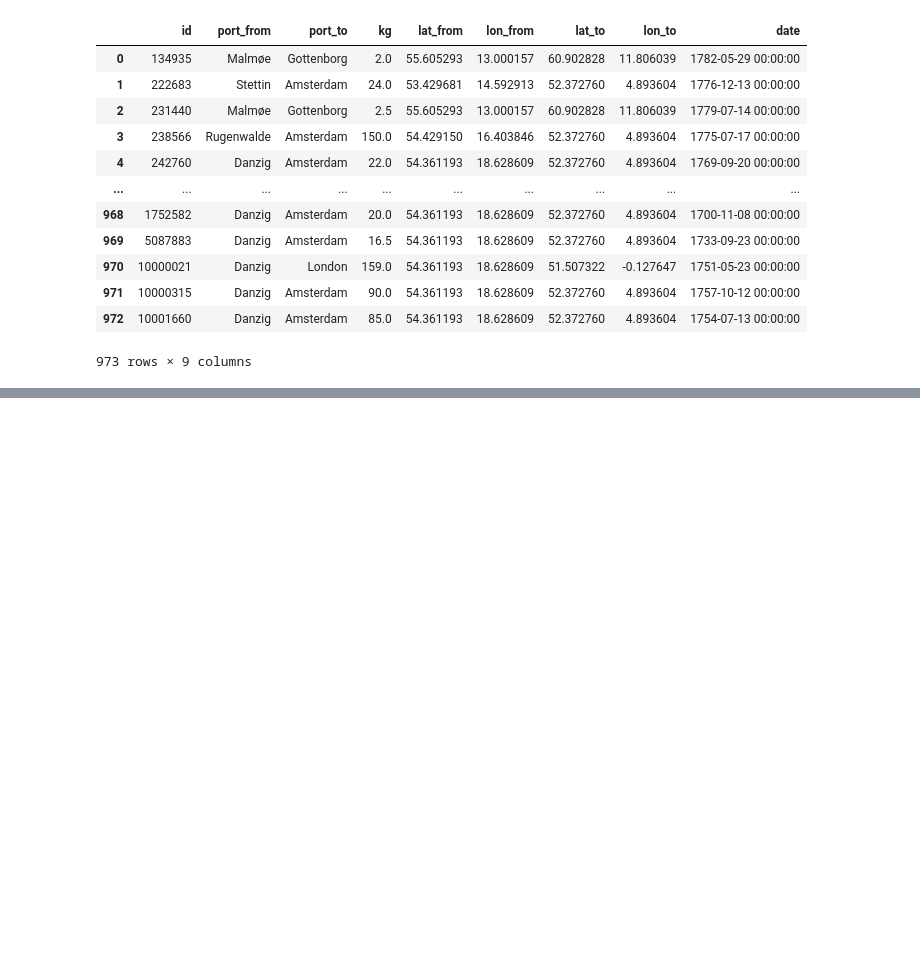
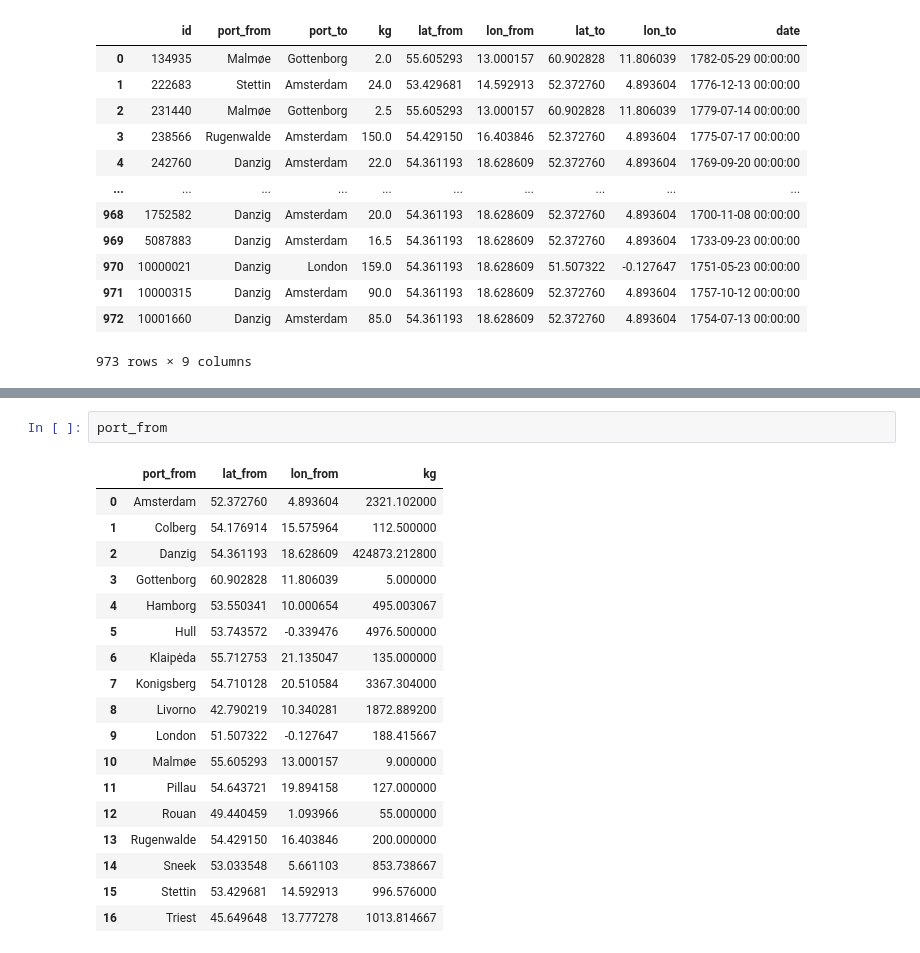
Before and after one commit to juanlufont/hhdd-mrve, a Jupyter notebook: notebook.ipynb, the cells around one changed output, grey strips where cells are left out. Drawn from its saved outputs; the diff is of its cells as text; blank space fills up the shorter version.

```diff
--- a/notebook.ipynb
+++ b/notebook.ipynb
@@ -303,0 +308,21 @@ port_to.to_csv('amber_port_destination.csv')
+# %%
+port_from
+# %% [output]
+|  | port_from | lat_from | lon_from | kg |
+| 0 | Amsterdam | 52.372760 | 4.893604 | 2321.102000 |
+| 1 | Colberg | 54.176914 | 15.575964 | 112.500000 |
+| 2 | Danzig | 54.361193 | 18.628609 | 424873.212800 |
+| 3 | Gottenborg | 60.902828 | 11.806039 | 5.000000 |
+| 4 | Hamborg | 53.550341 | 10.000654 | 495.003067 |
+| 5 | Hull | 53.743572 | -0.339476 | 4976.500000 |
+| 6 | Klaipėda | 55.712753 | 21.135047 | 135.000000 |
+| 7 | Konigsberg | 54.710128 | 20.510584 | 3367.304000 |
+| 8 | Livorno | 42.790219 | 10.340281 | 1872.889200 |
+| 9 | London | 51.507322 | -0.127647 | 188.415667 |
+| 10 | Malmøe | 55.605293 | 13.000157 | 9.000000 |
+| 11 | Pillau | 54.643721 | 19.894158 | 127.000000 |
+| 12 | Rouan | 49.440459 | 1.093966 | 55.000000 |
+| 13 | Rugenwalde | 54.429150 | 16.403846 | 200.000000 |
+| 14 | Sneek | 53.033548 | 5.661103 | 853.738667 |
+| 15 | Stettin | 53.429681 | 14.592913 | 996.576000 |
+| 16 | Triest | 45.649648 | 13.777278 | 1013.814667 |
```
Also changed, not shown: parts of 8 cells of this notebook.
